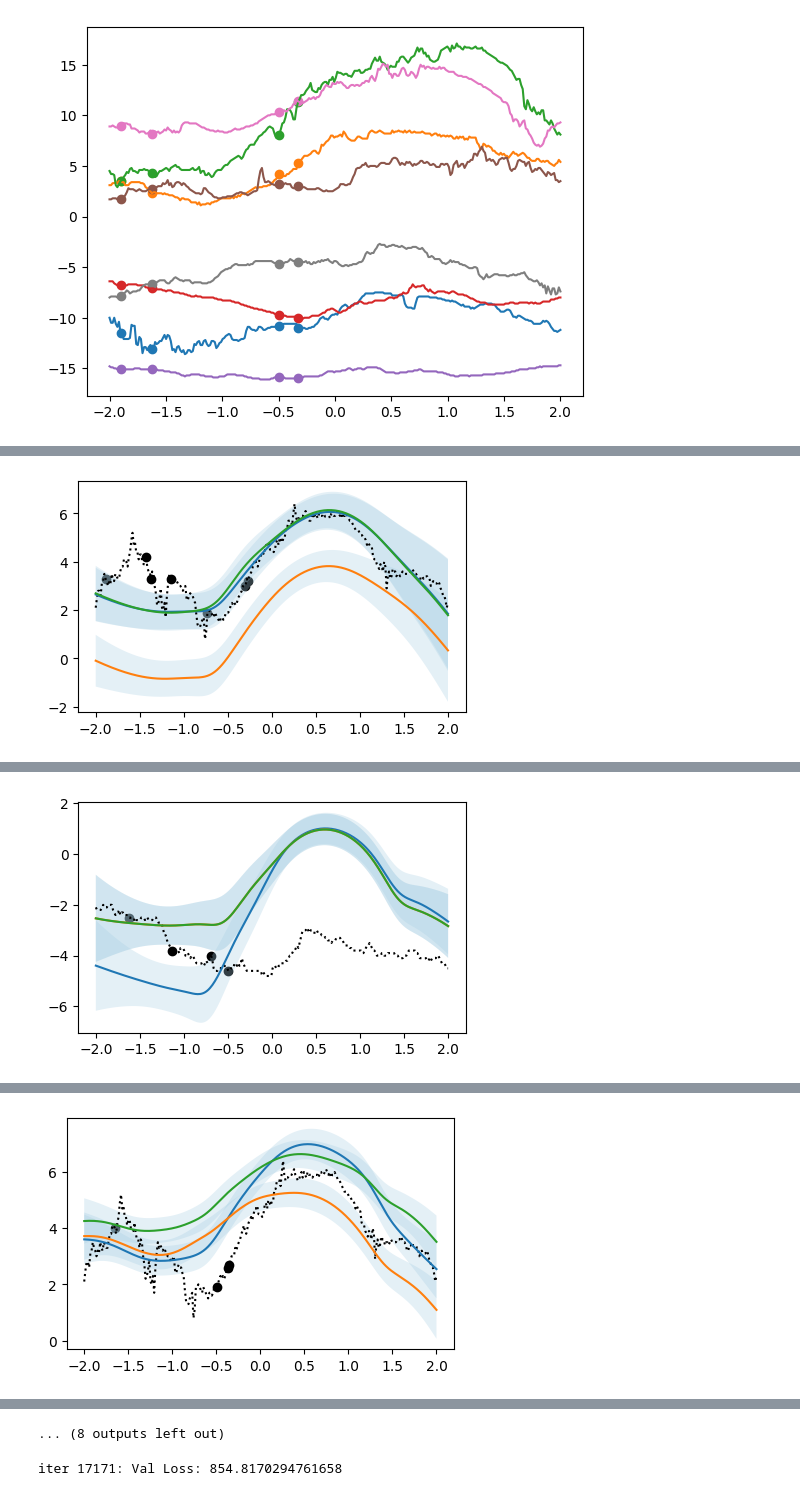
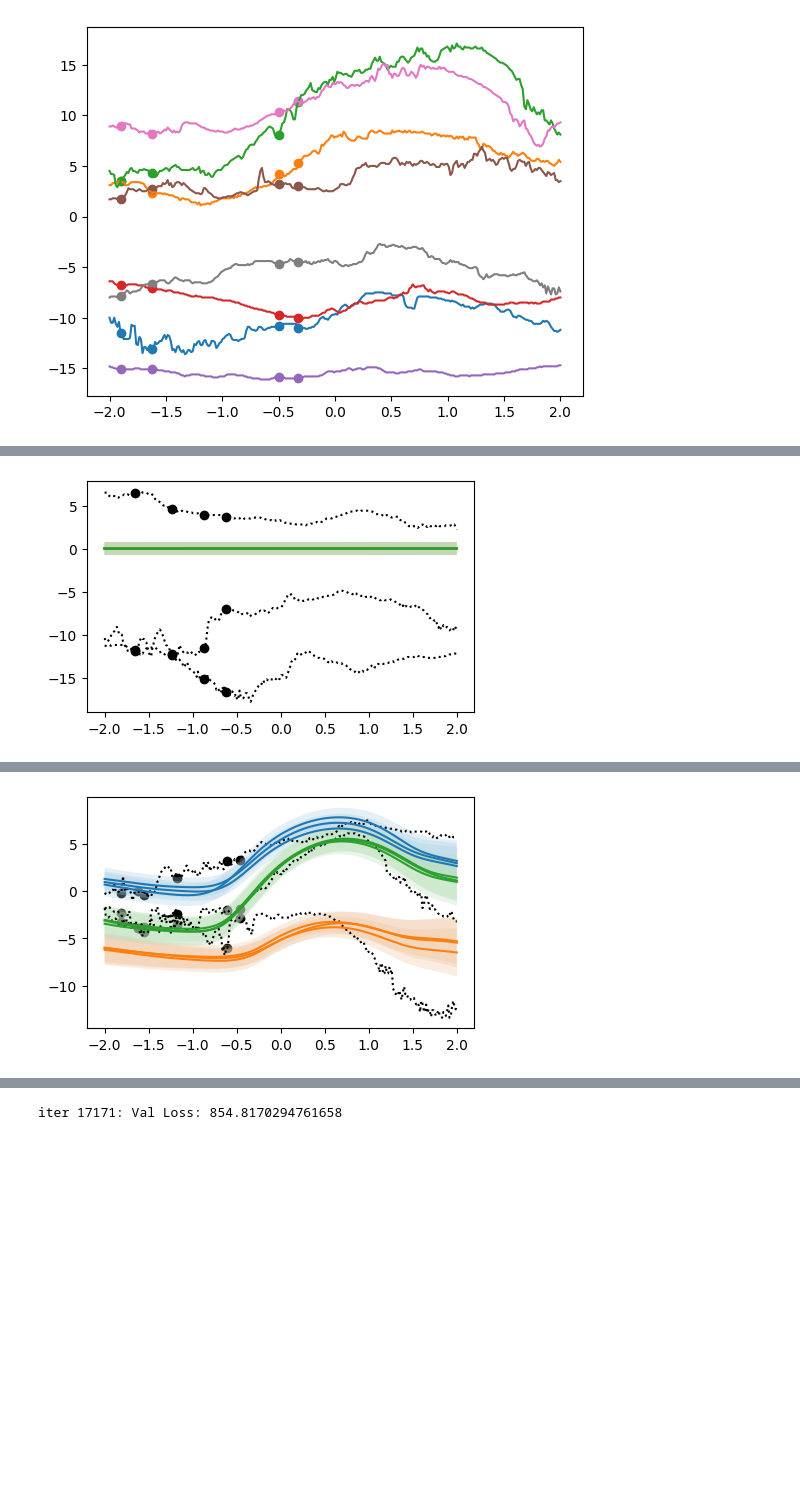
Before and after one commit to will-hd/IML, a Jupyter notebook: notebooks/temp_kasI.ipynb, the cells around one changed output, grey strips where cells are left out. Saved outputs shown, nothing was run; the diff lists cells and outputs as text; code cells hidden in the pictures; blank space fills up the shorter version.

```diff
--- a/notebooks/temp_kasI.ipynb
+++ b/notebooks/temp_kasI.ipynb
@@ -54,11 +54,12 @@ from src.loss import ELBOLoss
 DEVICE = torch.device("cuda:0" if torch.cuda.is_available() else "cpu")
 logging.info(f'Using DEVICE: {DEVICE}')
 
+MAX_NUM_CONTEXT=10
 data_path = '../data/data_with_desc.csv'
 data = pd.read_csv(data_path, header=None)
 data = TempData(data=data , max_num_context=10, device=DEVICE)
 
-USE_KNOWLEDGE = False
+USE_KNOWLEDGE = True
 logging.info(f'USE_KNOWLEDGE: {USE_KNOWLEDGE}')
 
 config = Namespace(
@@ -89,7 +90,7 @@ config = Namespace(
     # dataset
     batch_size=64,
     min_num_context=3,
-    max_num_context=20,
+    max_num_context=MAX_NUM_CONTEXT,
     x_sampler='random-uniform-25',
     noise=0,
     # reproducibility
@@ -135,12 +136,12 @@ You should probably TRAIN this model on a down-stream task to be able to use it
 # %%
 train_losses = []
 old_losses = []
-AVG_LOSS_PRINT_INTERVAL = 1000
-PLOT_SAMPLE_INTERVAL = 1000
+AVG_LOSS_PRINT_INTERVAL = 200
+PLOT_SAMPLE_INTERVAL = 200
 
 MAX_ITERS = 10000
 
-for iter in tqdm(range(1, MAX_ITERS+1)):
+for iter in tqdm(range(MAX_ITERS)):
     model.training = True
     optimiser.zero_grad()
 
@@ -158,8 +159,9 @@ for iter in tqdm(range(1, MAX_ITERS+1)):
 
     train_losses.append(train_loss.item())
 
-    if iter % AVG_LOSS_PRINT_INTERVAL == 0 and iter > 0:
-        print(f"iter {iter+1}: Avg. Loss = {sum(train_losses[-AVG_LOSS_PRINT_INTERVAL:])/AVG_LOSS_PRINT_INTERVAL}")
+    if iter % AVG_LOSS_PRINT_INTERVAL == 0:
+        if iter > 0:
+            print(f"iter {iter+1}: Avg. Loss = {sum(train_losses[-AVG_LOSS_PRINT_INTERVAL:])/AVG_LOSS_PRINT_INTERVAL}")
         # print(f"iter {iter+1}: Avg. Loss = {sum(old_losses[-1000:])/1000}")
 
         with torch.no_grad():
@@ -167,7 +169,7 @@ for iter in tqdm(range(1, MAX_ITERS+1)):
             n_val_batches = 128
             val_batch_size = 96
             for _ in range(n_val_batches):
-                batch = data.generate_batch(batch_size=val_batch_size, training=False, device=DEVICE)
+                batch = data.generate_batch(batch_size=64, device=DEVICE, return_knowledge=USE_KNOWLEDGE, training=False)
                 model.training = False
                 p_y_pred, q_z_context, q_z_target = model(batch.x_context, batch.y_context, batch.x_target, batch.y_target, batch.knowledge)
                 loss_dict = loss_function(p_y_pred, q_z_context, None, batch.y_target)
@@ -177,7 +179,7 @@ for iter in tqdm(range(1, MAX_ITERS+1)):
 
     if iter % PLOT_SAMPLE_INTERVAL == 0:
         model.training = False
-        batch = data.generate_batch(batch_size=1, training=False, device=DEVICE)
+        batch = data.generate_batch(batch_size=3, device=DEVICE, return_knowledge=USE_KNOWLEDGE, training=False)
         plot_predictive(model, batch, save=False, iter=None)
         model.training = True
 
@@ -192 +193 @@ iter 1001: Val Loss: 753.3445296287537
-[figure, old version]
+[figure, new version]
@@ -195 +196 @@ iter 2001: Val Loss: 727.8990707397461
-[figure, old version]
+[figure, new version]
@@ -198 +197,0 @@ iter 3001: Val Loss: 881.1970586776733
-[figure, removed]
@@ -208,4 +198,3 @@ iter 6001: Val Loss: 1011.7367606163025
-... (8 outputs left out)
 # %%
 with torch.no_grad():
     val_loss = 0
```
Also changed, not shown: parts of 2 cells of this notebook, 2 other files.
